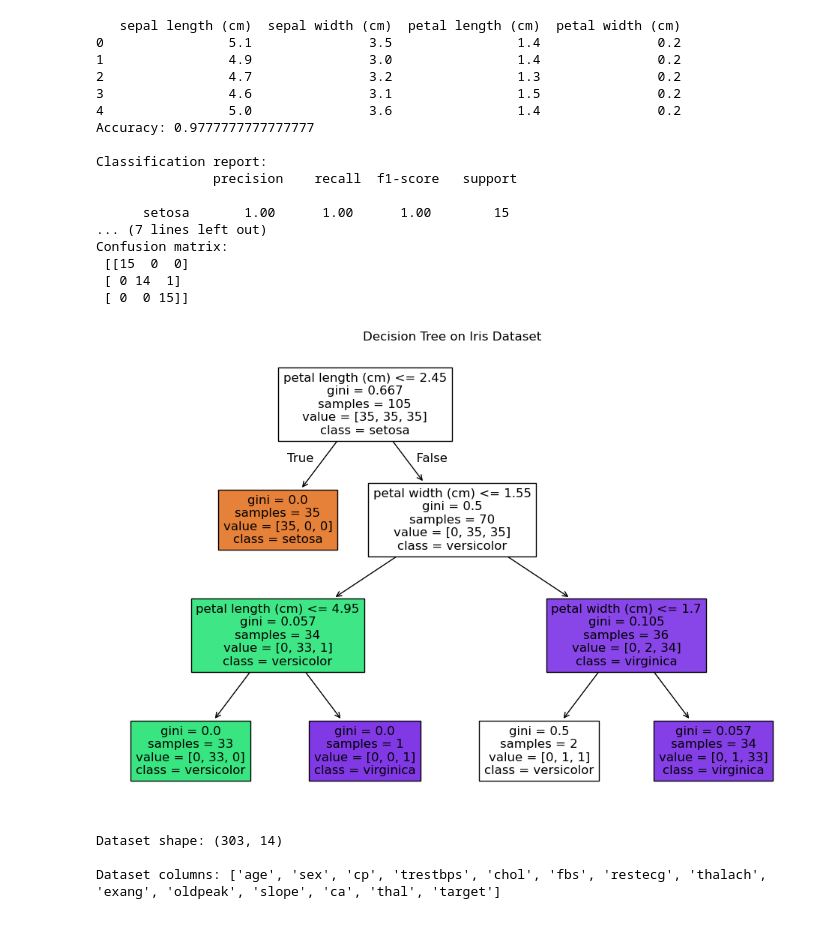
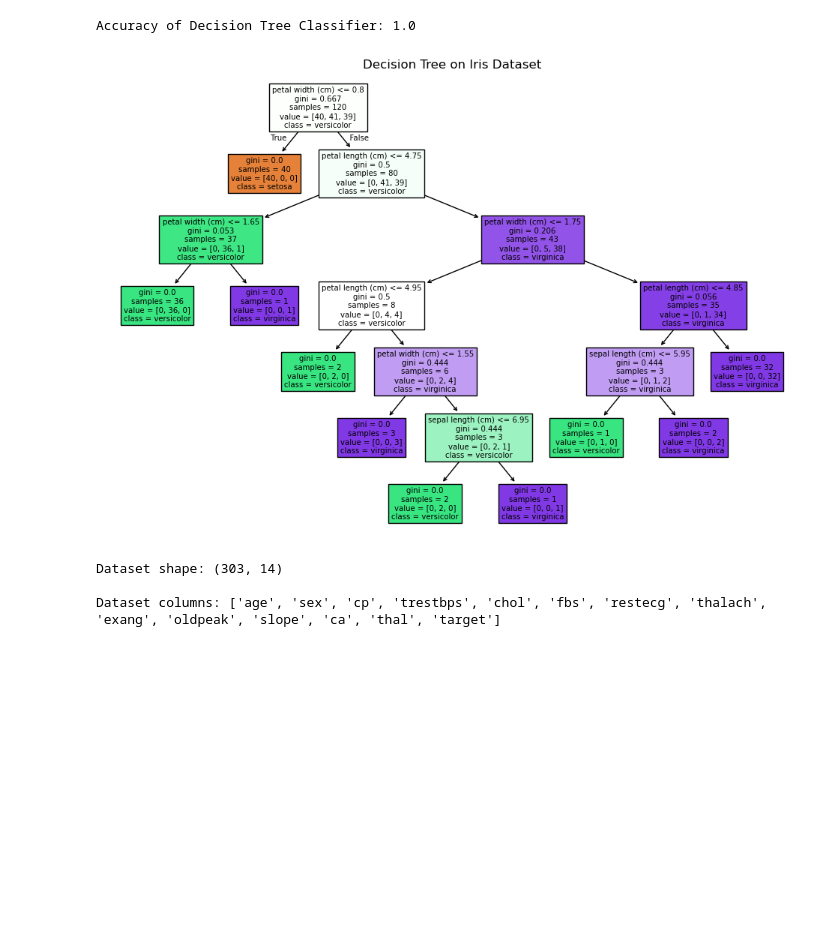
Before and after one commit to yazz0dev/DataScinceLab, a Jupyter notebook: record8/decision.ipynb, the cells around one changed output. Saved outputs shown, nothing was run; the diff lists cells and outputs as text; code cells hidden in the pictures; blank space fills up the shorter version.

```diff
--- a/record8/decision.ipynb
+++ b/record8/decision.ipynb
@@ -1,58 +1,46 @@
 # %%
-# decision tree - meaningful dataset (Iris)
-import numpy as np
-import pandas as pd
-import matplotlib.pyplot as plt
-from sklearn import tree
+# Import necessary libraries
 from sklearn.datasets import load_iris
 from sklearn.model_selection import train_test_split
-from sklearn.metrics import accuracy_score, classification_report, confusion_matrix
+from sklearn.tree import DecisionTreeClassifier
+from sklearn.metrics import accuracy_score
 
-# Load Iris dataset
-iris = load_iris()
-X = pd.DataFrame(iris.data, columns=iris.feature_names)
-y = pd.Series(iris.target, name='Target')
-print(X.head())
+# Load the Iris dataset
+data = load_iris()
 
-# Train/test split
-X_train, X_test, y_train, y_test = train_test_split(
-    X, y, test_size=0.30, stratify=y, random_state=42
-)
+X = data.data
+y = data.target
 
-# Create and fit Decision Tree classifier
-clf = tree.DecisionTreeClassifier(criterion='gini', max_depth=3, random_state=42)
-clf.fit(X_train, y_train)
+# Split the dataset into training and testing sets
+X_train, X_test, y_train, y_test = train_test_split(X, y, test_size=0.2,
+random_state=42)
 
-# Predict and evaluate
-y_pred = clf.predict(X_test)
-print("Accuracy:", accuracy_score(y_test, y_pred))
-print("\nClassification report:\n", classification_report(y_test, y_pred, target_names=iris.target_names))
-print("Confusion matrix:\n", confusion_matrix(y_test, y_pred))
+# Create a Decision Tree Classifier
+dt_model = DecisionTreeClassifier()
 
-# Visualize the tree
+# Train the Decision Tree model
+dt_model.fit(X_train, y_train)
+
+# Make predictions on the test data
+y_pred = dt_model.predict(X_test)
+
+# Calculate the accuracy of the Decision Tree model
+accuracy = accuracy_score(y_test, y_pred)
+
+# Print the accuracy
+print(f'Accuracy of Decision Tree Classifier: {accuracy}')
+
+# plot the decision tree
+from sklearn.tree import plot_tree
+import matplotlib.pyplot as plt
+
 plt.figure(figsize=(12,8))
-tree.plot_tree(clf, feature_names=iris.feature_names, class_names=iris.target_names, filled=True)
+plot_tree(dt_model, feature_names=data.feature_names, class_names=data.target_names, filled=True)
 plt.title('Decision Tree on Iris Dataset')
 plt.show()
 # %% [output]
-   sepal length (cm)  sepal width (cm)  petal length (cm)  petal width (cm)
-0                5.1               3.5                1.4               0.2
-1                4.9               3.0                1.4               0.2
-2                4.7               3.2                1.3               0.2
-3                4.6               3.1                1.5               0.2
-4                5.0               3.6                1.4               0.2
-Accuracy: 0.9777777777777777
-
-Classification report:
-               precision    recall  f1-score   support
-
-      setosa       1.00      1.00      1.00        15
-... (7 lines left out)
-Confusion matrix:
- [[15  0  0]
- [ 0 14  1]
- [ 0  0 15]]
+Accuracy of Decision Tree Classifier: 1.0
-[figure, old version]
+[figure, new version]
 # %%
 '''
 1. Write a program to predict heart disease (the target variable) based
```
